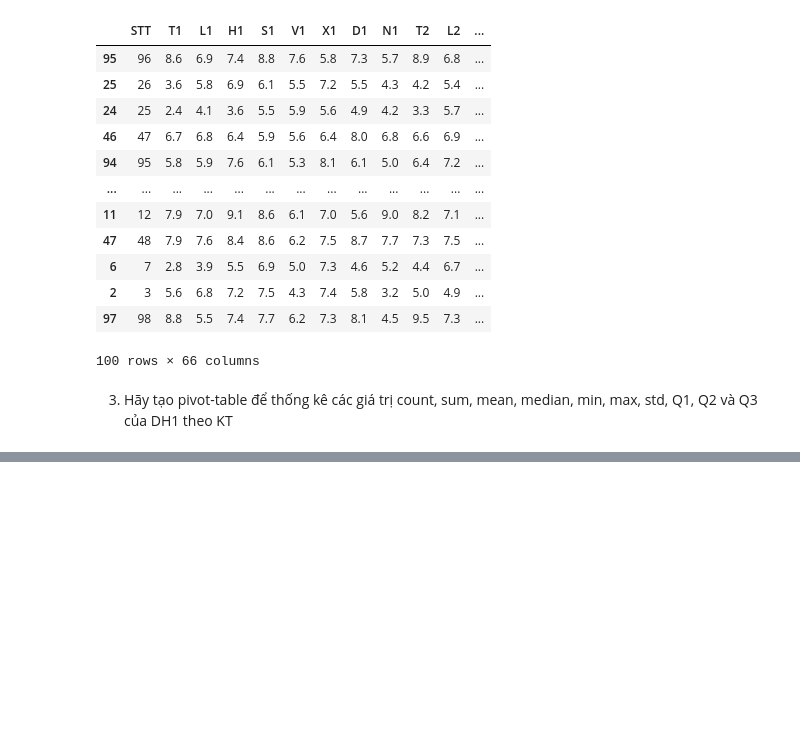
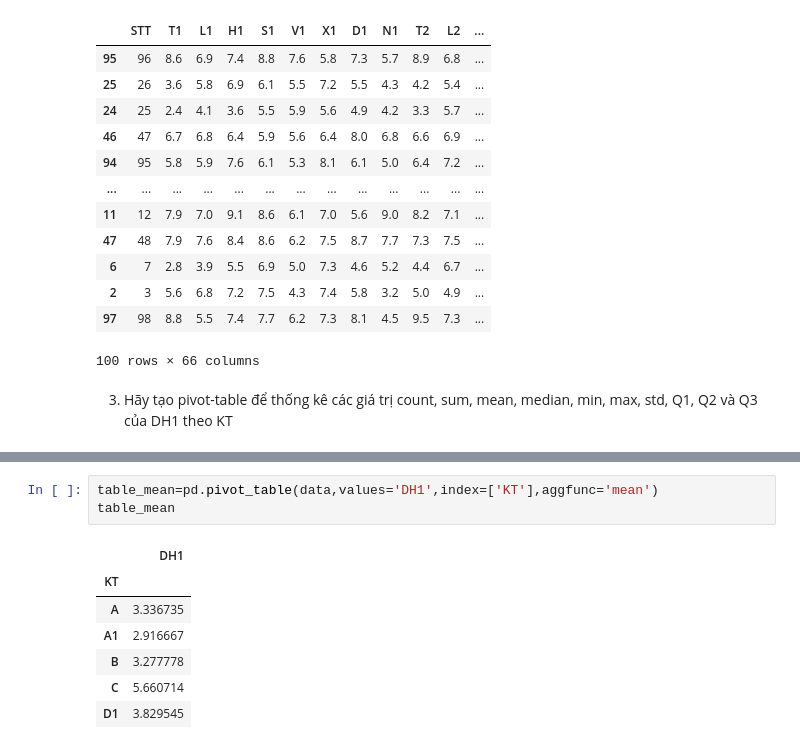
Before and after one commit to trinhvanypro1/-DataAnalystDeepLearning, a Jupyter notebook: Lab2.ipynb, the cells around one changed output, grey strips where cells are left out. Cells and saved outputs as stored; diff of their text form; blank space fills up the shorter version.

```diff
--- a/Lab2.ipynb
+++ b/Lab2.ipynb
@@ -61,0 +84,11 @@ data.sort_values(by=['DH2','GT'])
+# %%
+table_mean=pd.pivot_table(data,values='DH1',index=['KT'],aggfunc='mean')
+table_mean
+# %% [output]
+|  | DH1 |
+| KT |  |
+| A | 3.336735 |
+| A1 | 2.916667 |
+| B | 3.277778 |
+| C | 5.660714 |
+| D1 | 3.829545 |
```
Also changed, not shown: parts of 5 cells of this notebook.
